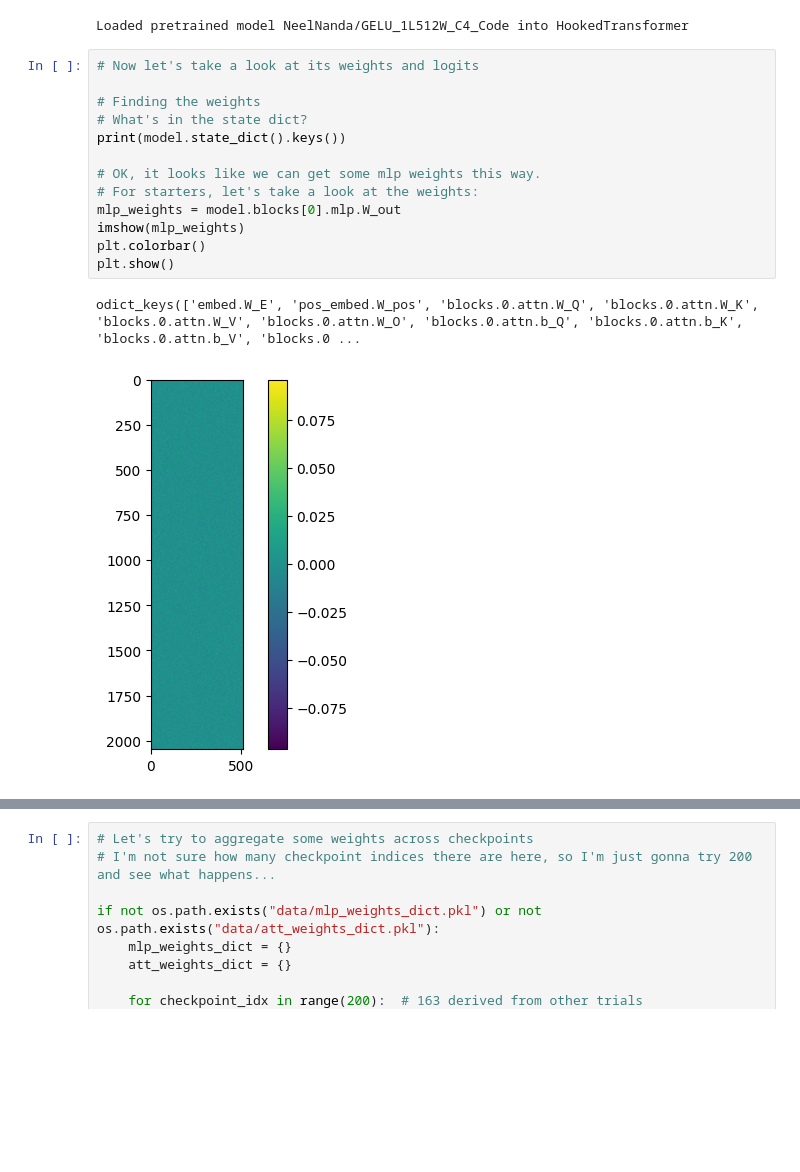
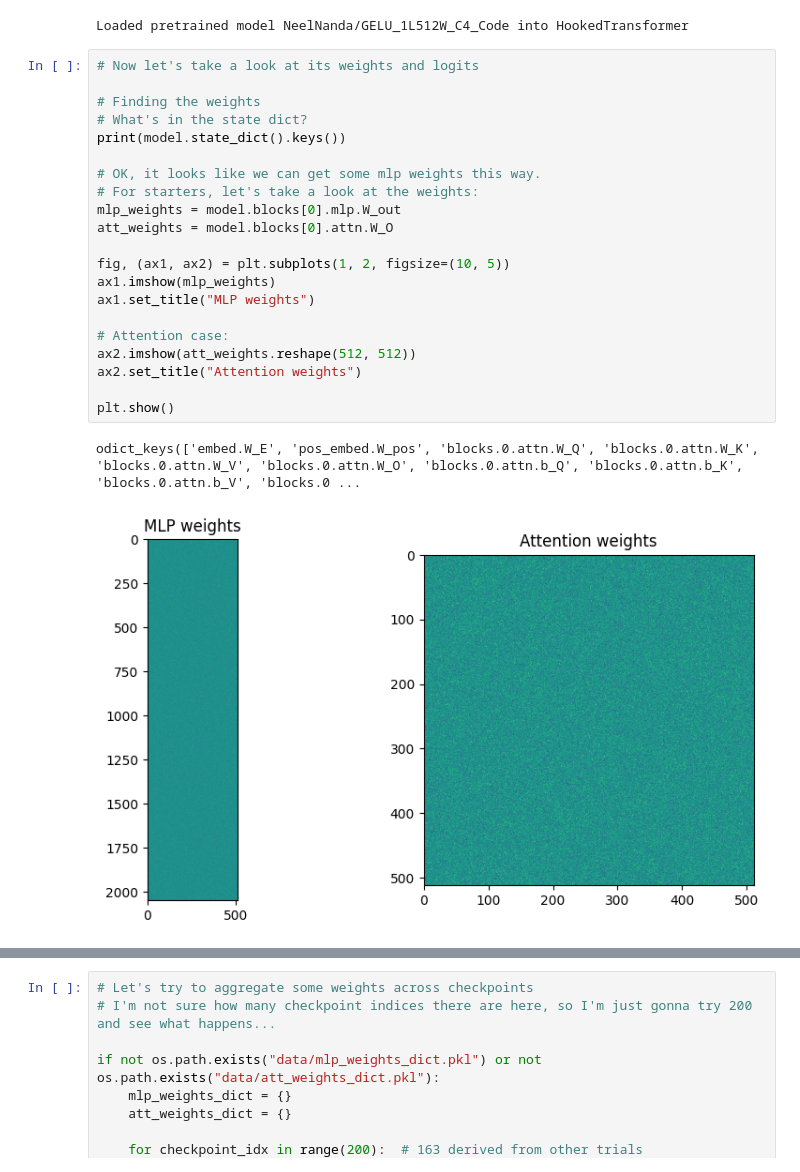
Before and after one commit to pchlenski/mats-app, a Jupyter notebook: mats_notebook.ipynb, the cells around one changed output, grey strips where cells are left out. Cells and saved outputs as stored; diff of their text form; blank space fills up the shorter version.

```diff
--- a/mats_notebook.ipynb
+++ b/mats_notebook.ipynb
@@ -65,16 +68,24 @@ Loaded pretrained model NeelNanda/GELU_1L512W_C4_Code into HookedTransformer
 # %%
 # Now let's take a look at its weights and logits
 
 # Finding the weights
 # What's in the state dict?
 print(model.state_dict().keys())
 
 # OK, it looks like we can get some mlp weights this way.
 # For starters, let's take a look at the weights:
 mlp_weights = model.blocks[0].mlp.W_out
-imshow(mlp_weights)
-plt.colorbar()
+att_weights = model.blocks[0].attn.W_O
+
+fig, (ax1, ax2) = plt.subplots(1, 2, figsize=(10, 5))
+ax1.imshow(mlp_weights)
+ax1.set_title("MLP weights")
+
+# Attention case:
+ax2.imshow(att_weights.reshape(512, 512))
+ax2.set_title("Attention weights")
+
 plt.show()
 # %% [output]
 odict_keys(['embed.W_E', 'pos_embed.W_pos', 'blocks.0.attn.W_Q', 'blocks.0.attn.W_K', 'blocks.0.attn.W_V', 'blocks.0.attn.W_O', 'blocks.0.attn.b_Q', 'blocks.0.attn.b_K', 'blocks.0.attn.b_V', 'blocks.0 ...
-[figure, old version]
+[figure, new version]
```
Also changed, not shown: parts of 14 cells of this notebook.
